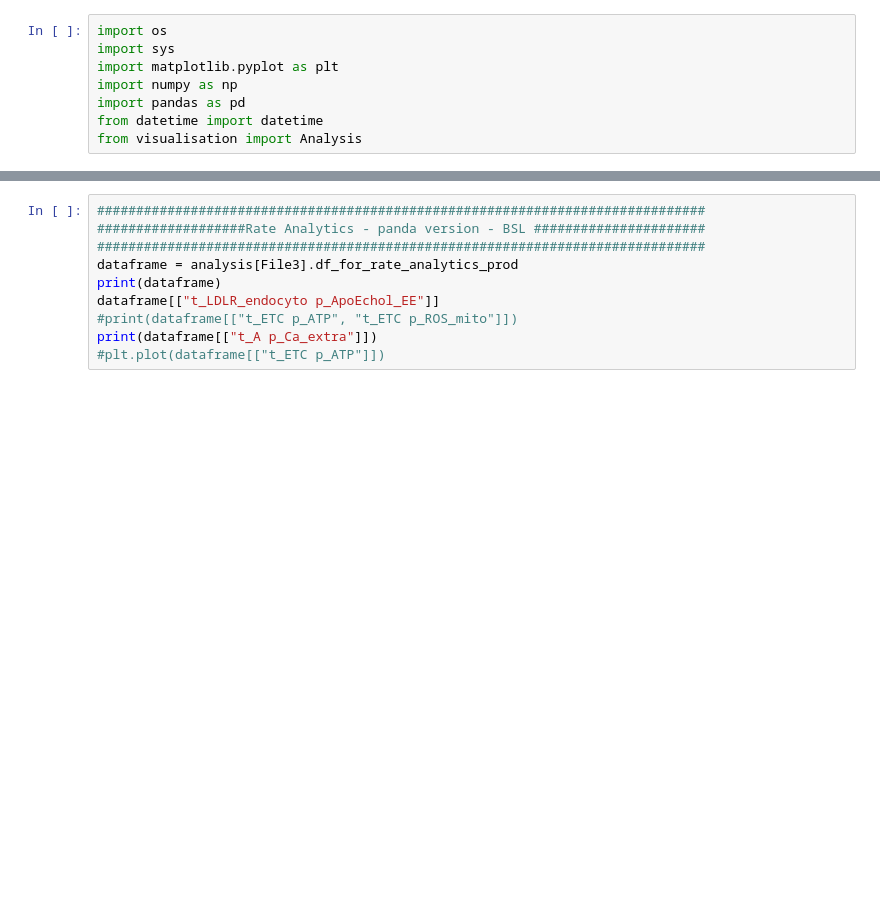
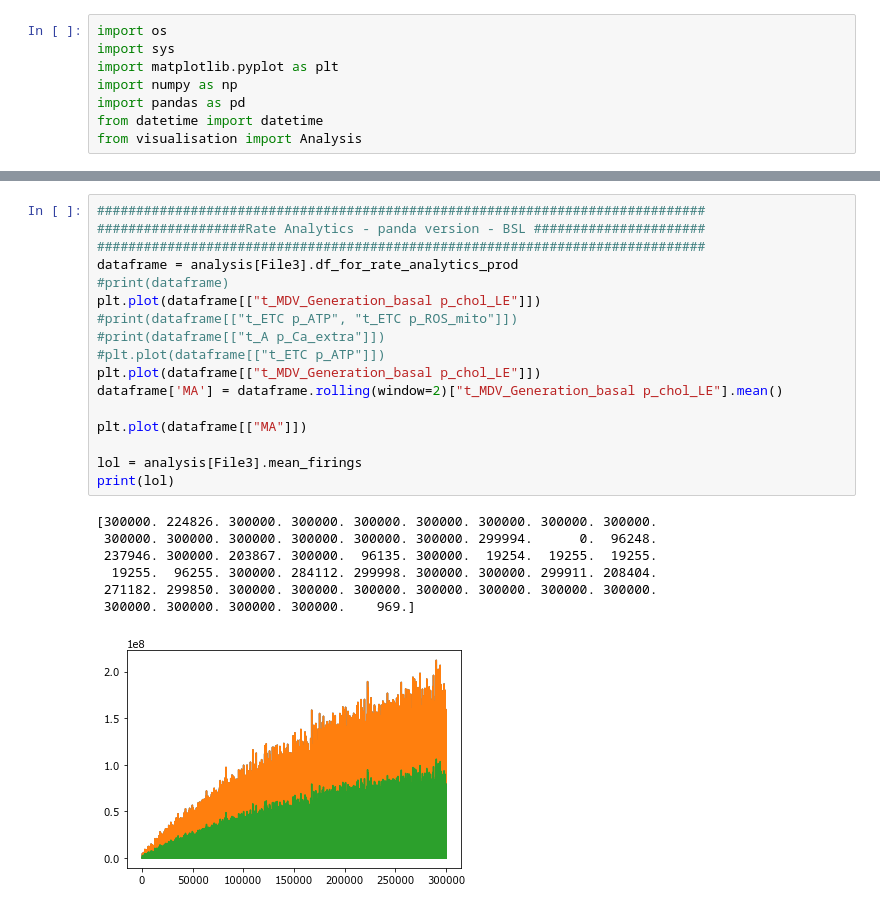
Before and after one commit to BrandonSLockey/HFPN-Stochastic-Version, a Jupyter notebook: HFPN-Stochastic-Version/sHFPN Plotting Jupyter Notebook.ipynb, the cells around one changed output, grey strips where cells are left out. Saved outputs shown, nothing was run; the diff lists cells and outputs as text; blank space fills up the shorter version.

Commit message:
Panda rolling average

```diff
--- a/HFPN-Stochastic-Version/sHFPN Plotting Jupyter Notebook.ipynb
+++ b/HFPN-Stochastic-Version/sHFPN Plotting Jupyter Notebook.ipynb
@@ -394,13 +424,28 @@ plt.plot(dataframe[["t_chol_trans_PM_ECM p_chol_PM"]])
 # %%
 ##############################################################################
 ###################Rate Analytics - panda version - BSL ######################
 ##############################################################################
 dataframe = analysis[File3].df_for_rate_analytics_prod
-print(dataframe)
-dataframe[["t_LDLR_endocyto p_ApoEchol_EE"]]
+#print(dataframe)
+plt.plot(dataframe[["t_MDV_Generation_basal p_chol_LE"]])
 #print(dataframe[["t_ETC p_ATP", "t_ETC p_ROS_mito"]])
-print(dataframe[["t_A p_Ca_extra"]])
+#print(dataframe[["t_A p_Ca_extra"]])
 #plt.plot(dataframe[["t_ETC p_ATP"]])
+plt.plot(dataframe[["t_MDV_Generation_basal p_chol_LE"]])
+dataframe['MA'] = dataframe.rolling(window=2)["t_MDV_Generation_basal p_chol_LE"].mean()
+
+plt.plot(dataframe[["MA"]])
+
+lol = analysis[File3].mean_firings
+print(lol)
+# %% [output]
+[300000. 224826. 300000. 300000. 300000. 300000. 300000. 300000. 300000.
+ 300000. 300000. 300000. 300000. 300000. 300000. 299994.      0.  96248.
+ 237946. 300000. 203867. 300000.  96135. 300000.  19254.  19255.  19255.
+  19255.  96255. 300000. 284112. 299998. 300000. 300000. 299911. 208404.
+ 271182. 299850. 300000. 300000. 300000. 300000. 300000. 300000. 300000.
+ 300000. 300000. 300000. 300000.    969.]
+[figure, added]
 # %%
 ##############################################################################
 ################Plotting Commands - BSL#######################################
```
Also changed, not shown: parts of 16 cells of this notebook.
